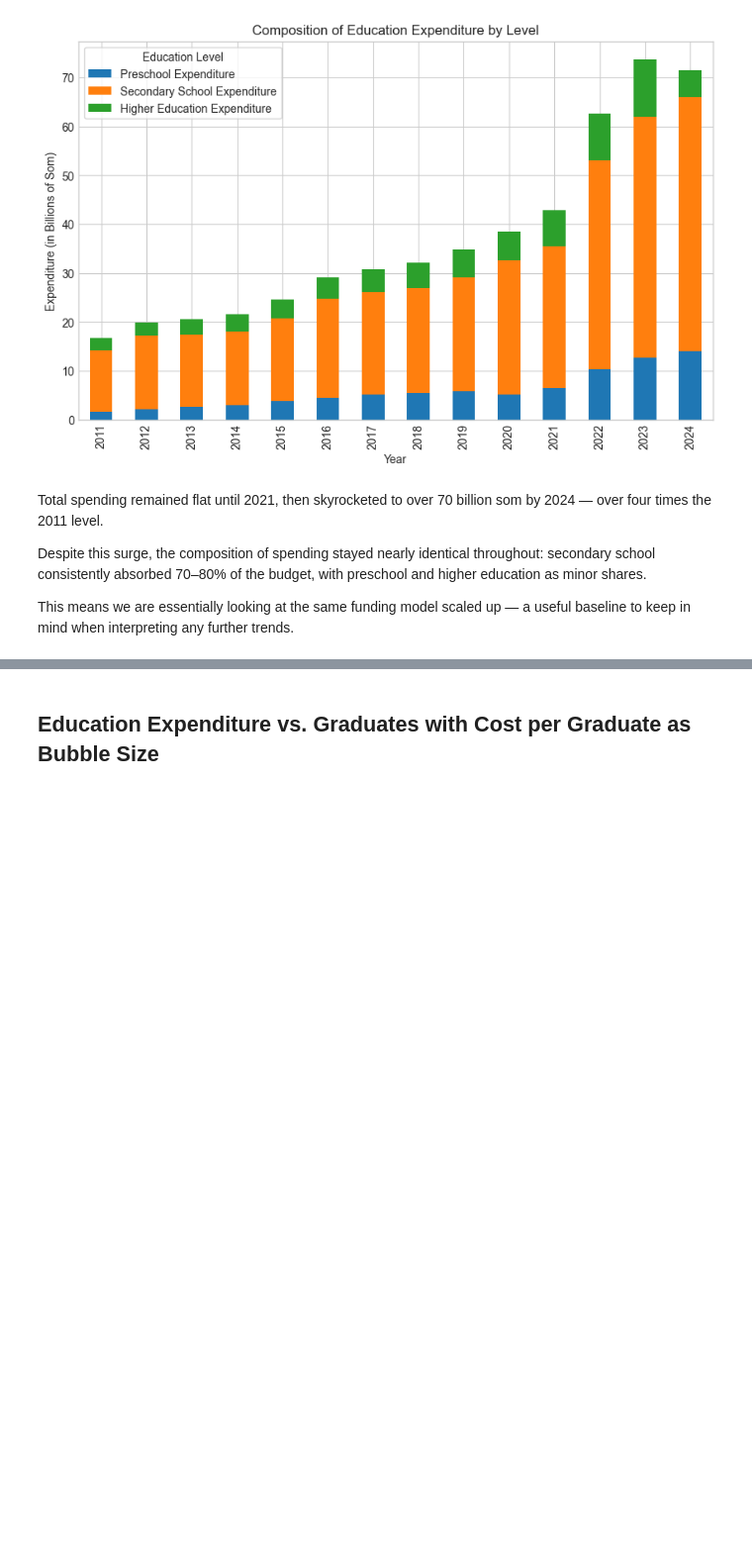
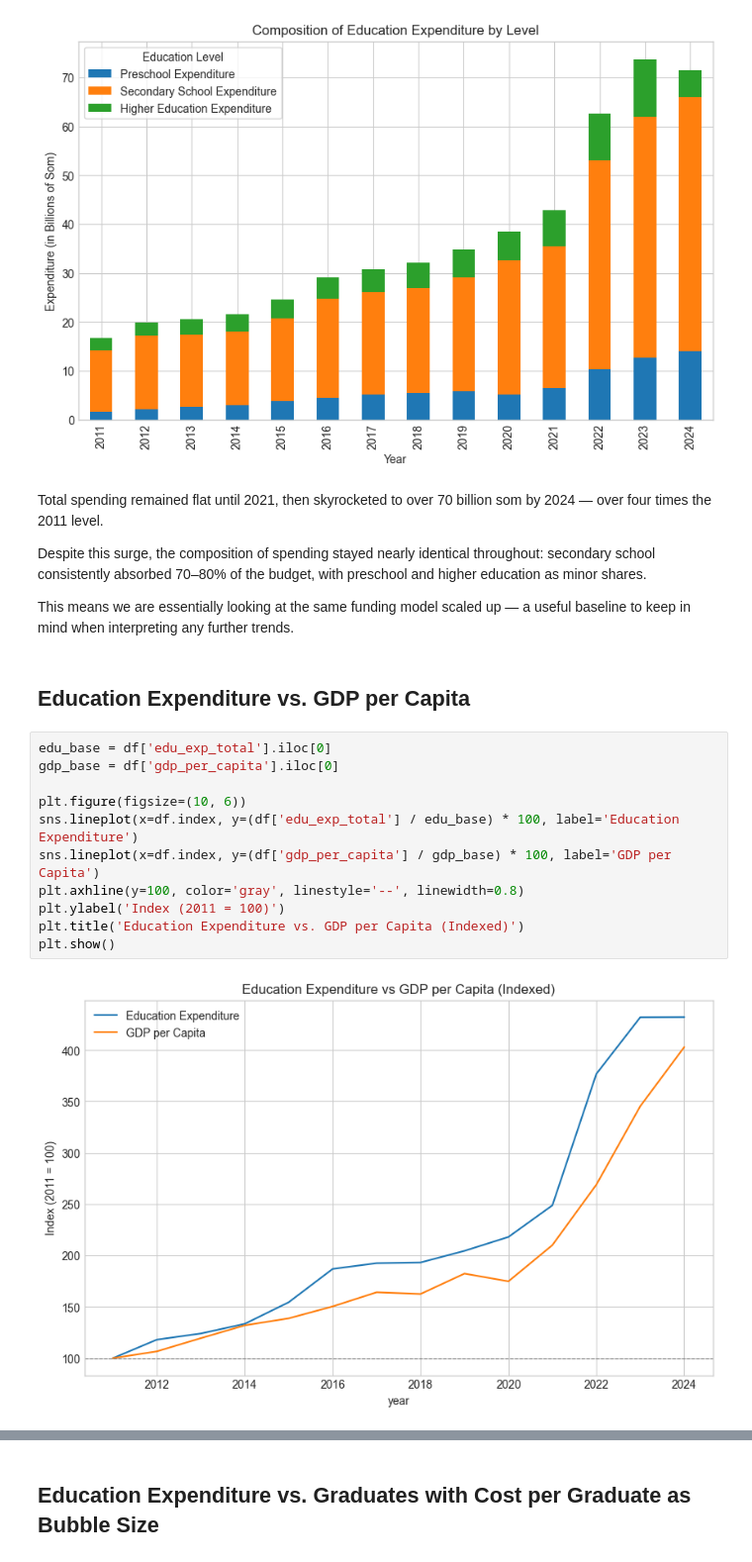
Before and after one commit to rus5sp/DAV-Project, a Jupyter notebook: eda.ipynb, the cells around one changed output, grey strips where cells are left out. Shown at 99% size. Cells and saved outputs as stored; diff of their text form; blank space fills up the shorter version.

Commit message:
Education Expenditure vs. GDP per Capita plot added

```diff
--- a/eda.ipynb
+++ b/eda.ipynb
@@ -268,3 +268,18 @@ Total spending remained flat until 2021, then skyrocketed to over 70 billion som
 Despite this surge, the composition of spending stayed nearly identical throughout: secondary school consistently absorbed 70–80% of the budget, with preschool and higher education as minor shares.
 
 This means we are essentially looking at the same funding model scaled up — a useful baseline to keep in mind when interpreting any further trends.
+# %% [markdown]
+## Education Expenditure vs. GDP per Capita
+# %%
+edu_base = df['edu_exp_total'].iloc[0]
+gdp_base = df['gdp_per_capita'].iloc[0]
+
+plt.figure(figsize=(10, 6))
+sns.lineplot(x=df.index, y=(df['edu_exp_total'] / edu_base) * 100, label='Education Expenditure')
+sns.lineplot(x=df.index, y=(df['gdp_per_capita'] / gdp_base) * 100, label='GDP per Capita')
+plt.axhline(y=100, color='gray', linestyle='--', linewidth=0.8)
+plt.ylabel('Index (2011 = 100)')
+plt.title('Education Expenditure vs. GDP per Capita (Indexed)')
+plt.show()
+# %% [output]
+[figure, added]
```
Also changed, not shown: parts of 6 cells of this notebook.
